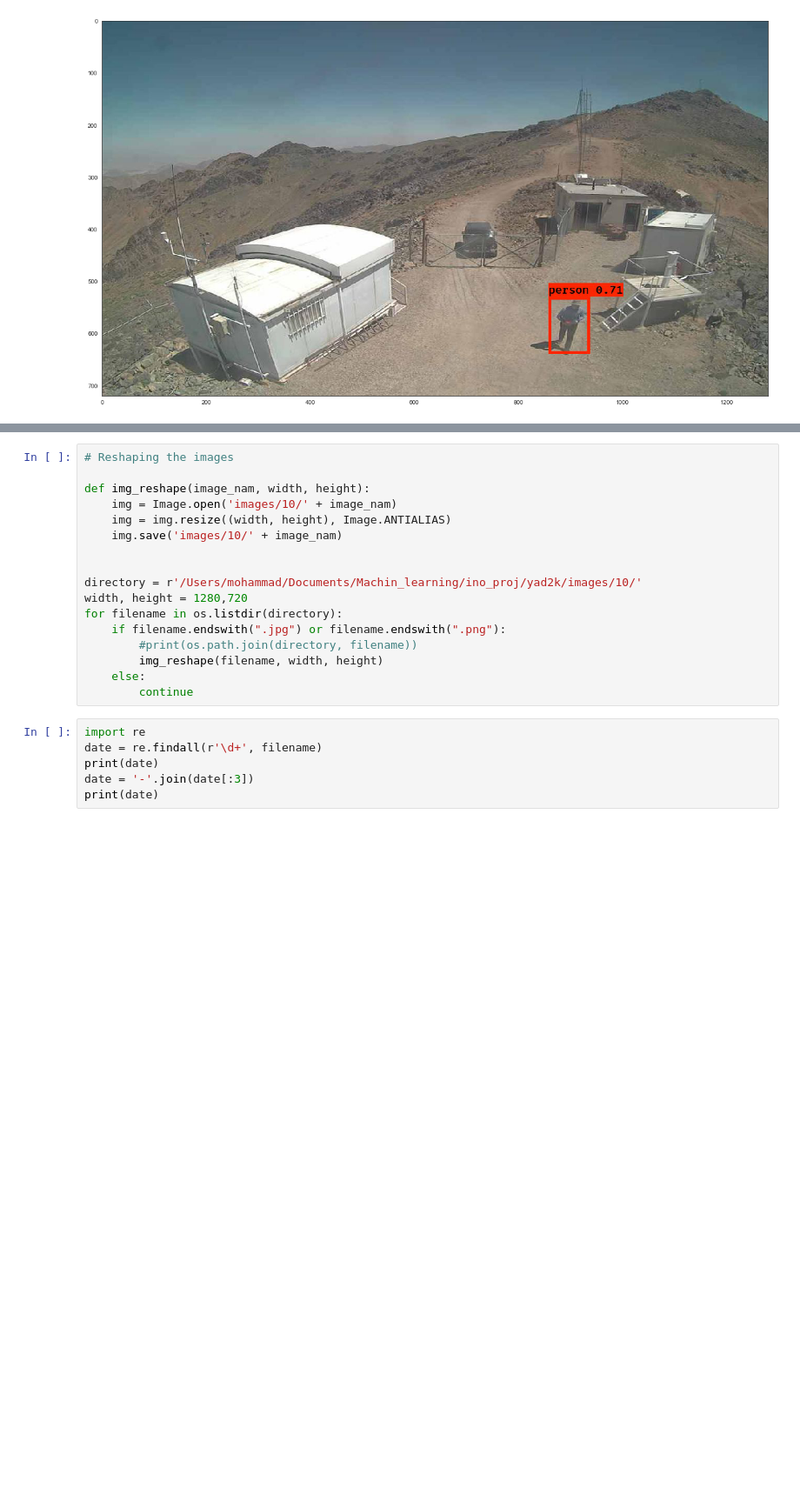
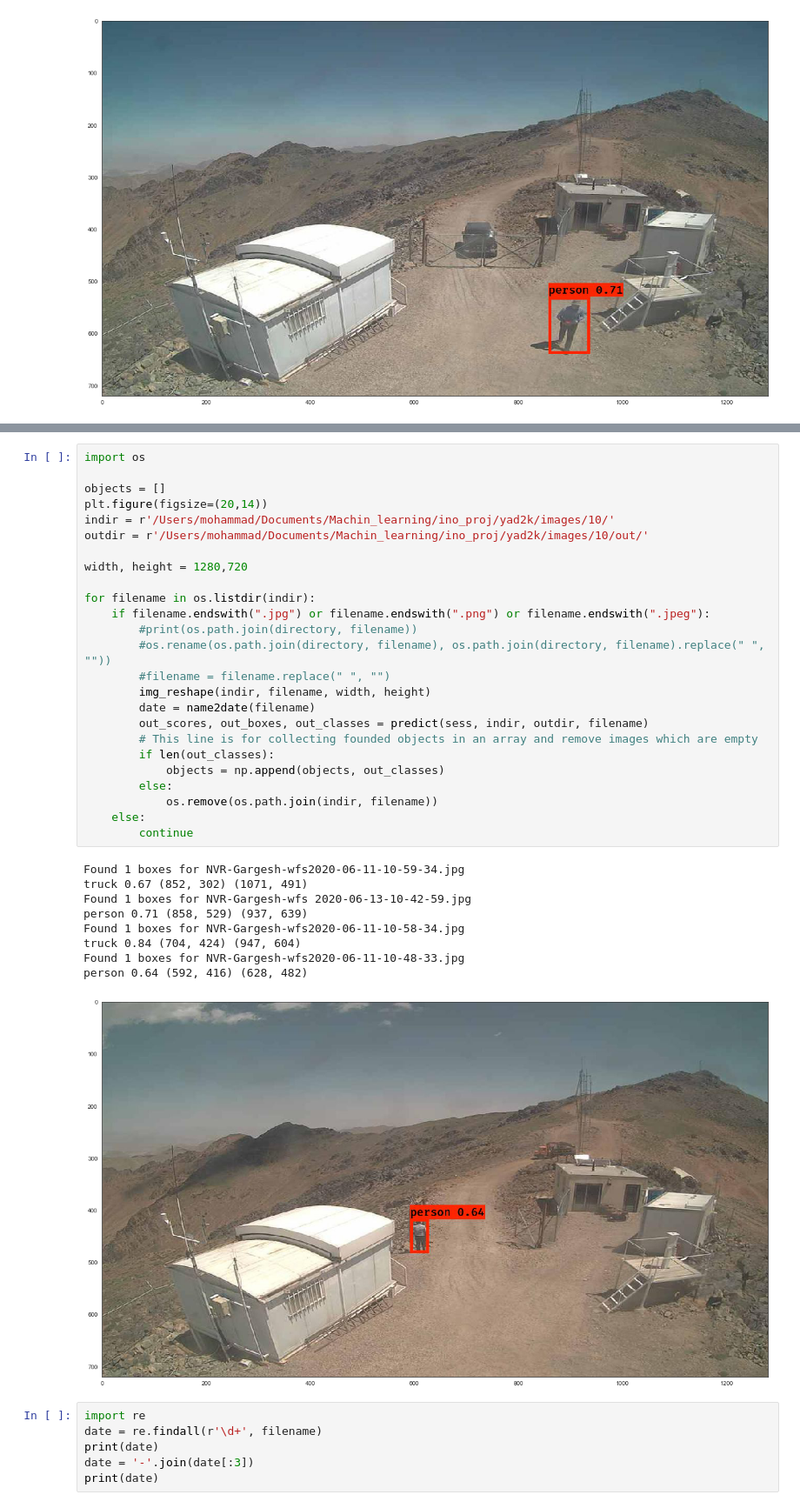
Before and after one commit to mzhoolideh/INO, a Jupyter notebook: obj_det.ipynb, the cells around one changed output, grey strips where cells are left out. Shown at 87% size. Drawn from its saved outputs; the diff is of its cells as text; blank space fills up the shorter version.

Commit message:
fix: making predict function more user freindly

```diff
--- a/obj_det.ipynb
+++ b/obj_det.ipynb
@@ -430,22 +436,40 @@ def predict(sess, image_file):
 
     return out_scores, out_boxes, out_classes
-# %%
-# Reshaping the images
-
-def img_reshape(image_nam, width, height):
-    img = Image.open('images/10/' + image_nam)
-    img = img.resize((width, height), Image.ANTIALIAS)
-    img.save('images/10/' + image_nam)
-
-
-directory = r'/Users/mohammad/Documents/Machin_learning/ino_proj/yad2k/images/10/'
-width, height = 1280,720
-for filename in os.listdir(directory):
-    if filename.endswith(".jpg") or filename.endswith(".png"):
-        #print(os.path.join(directory, filename))
-        img_reshape(filename, width, height)
-    else:
-        continue
+# %%
+import os
+
+objects = []
+plt.figure(figsize=(20,14))
+indir = r'/Users/mohammad/Documents/Machin_learning/ino_proj/yad2k/images/10/'
+outdir = r'/Users/mohammad/Documents/Machin_learning/ino_proj/yad2k/images/10/out/'
+
+width, height = 1280,720
+
+for filename in os.listdir(indir):
+    if filename.endswith(".jpg") or filename.endswith(".png") or filename.endswith(".jpeg"):
+        #print(os.path.join(directory, filename))
+        #os.rename(os.path.join(directory, filename), os.path.join(directory, filename).replace(" ", ""))
+        #filename = filename.replace(" ", "")
+        img_reshape(indir, filename, width, height)
+        date = name2date(filename)
+        out_scores, out_boxes, out_classes = predict(sess, indir, outdir, filename)
+        # This line is for collecting founded objects in an array and remove images which are empty
+        if len(out_classes):
+            objects = np.append(objects, out_classes)
+        else:
+            os.remove(os.path.join(indir, filename))
+    else:
+        continue
+# %% [output]
+Found 1 boxes for NVR-Gargesh-wfs2020-06-11-10-59-34.jpg
+truck 0.67 (852, 302) (1071, 491)
+Found 1 boxes for NVR-Gargesh-wfs 2020-06-13-10-42-59.jpg
+person 0.71 (858, 529) (937, 639)
+Found 1 boxes for NVR-Gargesh-wfs2020-06-11-10-58-34.jpg
+truck 0.84 (704, 424) (947, 604)
+Found 1 boxes for NVR-Gargesh-wfs2020-06-11-10-48-33.jpg
+person 0.64 (592, 416) (628, 482)
+[figure, added]
 # %%
 import re
 date = re.findall(r'\d+', filename)
```
Also changed, not shown: parts of 6 cells of this notebook.
